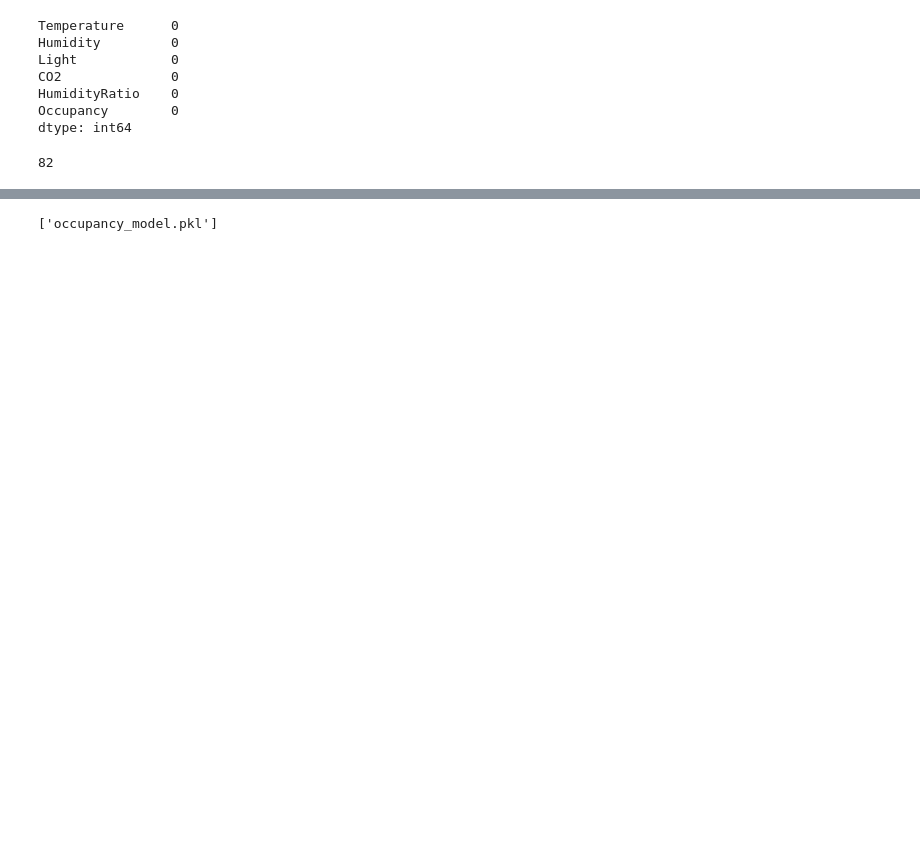
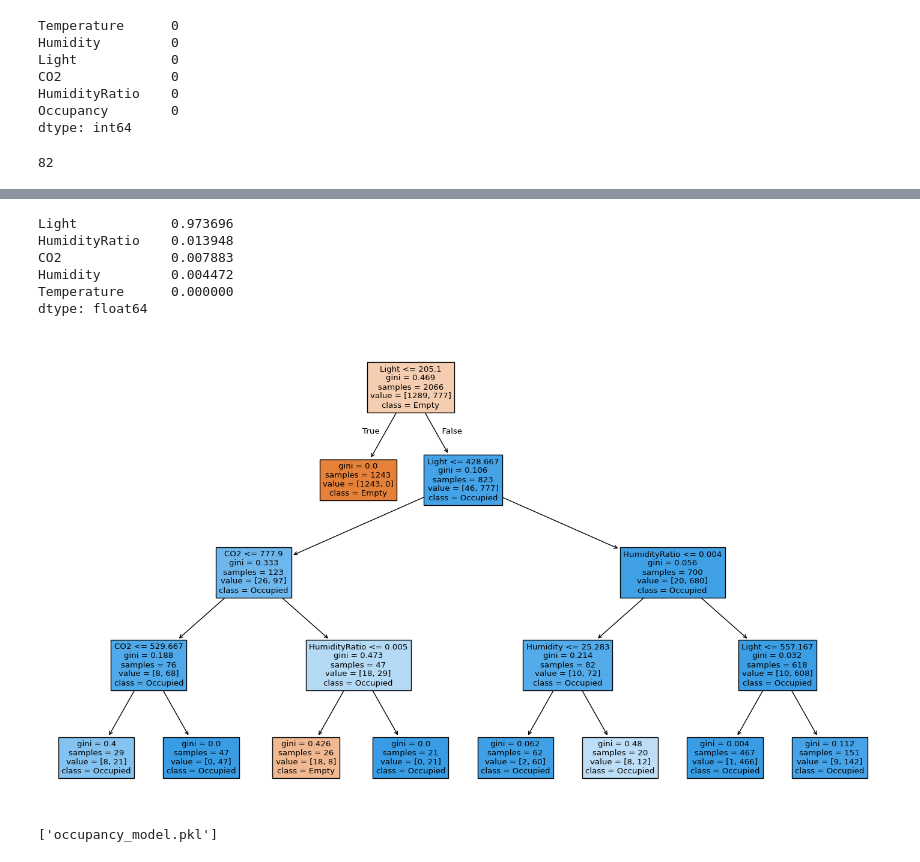
Before and after one commit to AmirhosseinAyoubi/room-occupancy-ML, a Jupyter notebook: main.ipynb, the cells around one changed output, grey strips where cells are left out. Saved outputs shown, nothing was run; the diff lists cells and outputs as text; code cells hidden in the pictures; blank space fills up the shorter version.

```diff
--- a/main.ipynb
+++ b/main.ipynb
@@ -72,17 +86,6 @@ X_train, X_test, y_train, y_test = train_test_split(
     stratify=y
 )
 # %%
-model = DecisionTreeClassifier(
-    max_depth=6,
-    min_samples_leaf=1,
-    min_samples_split=2,
-    random_state=42
-)
-
-model.fit(X_train, y_train)
-
-y_pred = model.predict(X_test)
-
-print("Accuracy:", accuracy_score(y_test, y_pred))
-print(classification_report(y_test, y_pred))
+baseline = DecisionTreeClassifier(random_state=42)
+baseline.fit(X_train, y_train)
 # %% [output]
@@ -98,19 +99,20 @@ weighted avg       0.99      0.99      0.99       517
 # %%
 param_grid = {
-    "max_depth": [2, 4, 6, 8],
-    "min_samples_split": [2, 4, 16],
-    "min_samples_leaf": [1, 2, 3]
+    "max_depth": [4, 5, 6],
+    "min_samples_leaf": [5, 10, 20],
+    "min_samples_split": [10, 20]
 }
 
 grid = GridSearchCV(
     DecisionTreeClassifier(random_state=42),
     param_grid,
     cv=5,
-    scoring="accuracy"
+    scoring="accuracy",
+    n_jobs=-1
 )
 
 grid.fit(X_train, y_train)
 
-print("Best params:", grid.best_params_)
-print("Best score:", grid.best_score_)
+model = grid.best_estimator_
+print("Best Hyperparameters:", grid.best_params_)
 # %% [output]
@@ -134,3 +140,23 @@ dtype: float64
+# %%
+pd.Series(model.feature_importances_, index=X.columns).sort_values(ascending=False).sort_values(ascending=False)
+# %% [output]
+Light            0.973696
+HumidityRatio    0.013948
+CO2              0.007883
+Humidity         0.004472
+Temperature      0.000000
+dtype: float64
+# %%
+plt.figure(figsize=(18,10))
+plot_tree(
+    model,
+    feature_names=X.columns,
+    class_names=["Empty", "Occupied"],
+    filled=True
+)
+plt.show()
+# %% [output]
+[figure, added]
 # %%
 feature_names = X.columns.tolist()
 joblib.dump((model, feature_names), "occupancy_model.pkl")
```
Also changed, not shown: parts of 9 cells of this notebook, 6 other files.
